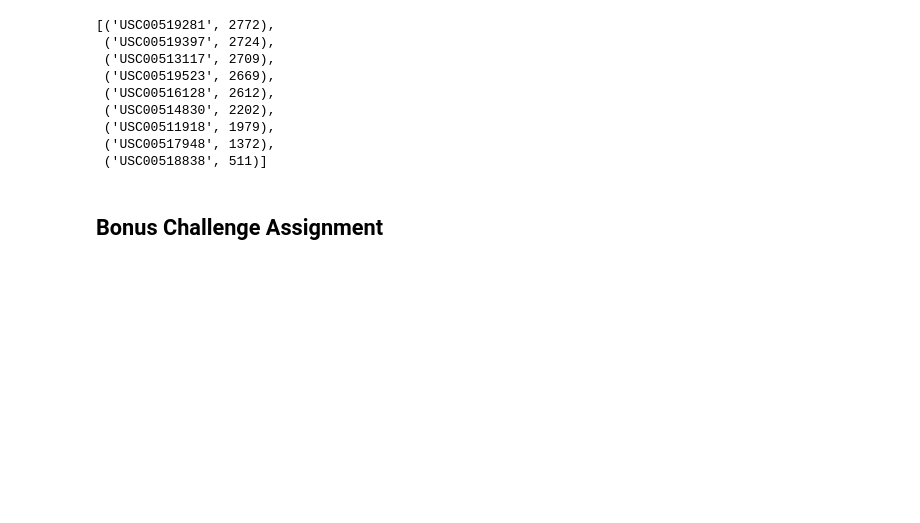
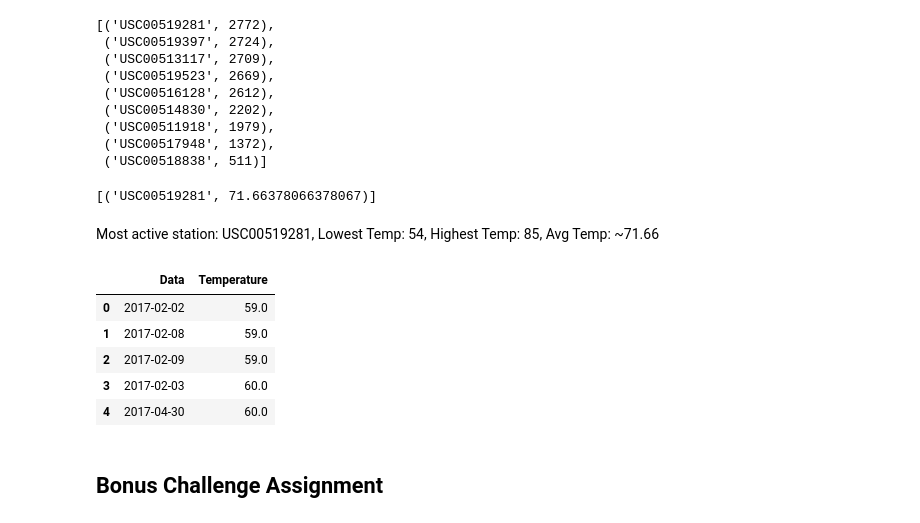
Before and after one commit to dkuchan415/sqlalchemy-challenge, a Jupyter notebook: climate_starter.ipynb, the cells around one changed output. Drawn from its saved outputs; the diff is of its cells as text; code cells hidden in the pictures; blank space fills up the shorter version.

Commit message:
Added dataframe for histogram

```diff
--- a/climate_starter.ipynb
+++ b/climate_starter.ipynb
@@ -137,9 +137,53 @@ station_group
 # %%
 # Using the station id from the previous query, calculate the lowest temperature recorded,
 # highest temperature recorded, and average temperature of the most active station?
+
+# Station USC00519281 lowest temp
+
+lowest_temp = session.query(Measurement.station, func.min(Measurement.tobs)).\
+    filter(Measurement.station == 'USC00519281').all()
+
+#Highest Temp
+
+highest_temp = session.query(Measurement.station, func.max(Measurement.tobs)).\
+    filter(Measurement.station == 'USC00519281').all()
+
+#Avg Temp
+
+avg_temp = session.query(Measurement.station, func.avg(Measurement.tobs)).\
+    filter(Measurement.station == 'USC00519281').all()
+avg_temp
+# %% [output]
+[('USC00519281', 71.66378066378067)]
+# %% [markdown]
+Most active station: USC00519281,
+Lowest Temp: 54,
+Highest Temp: 85,
+Avg Temp: ~71.66
 # %%
 # Choose the station with the highest number of temperature observations.
 # Query the last 12 months of temperature observation data for this station and plot the results as a histogram
+
+date = dt.datetime(2016, 8, 23)
+
+top_station_year = session.query(Measurement.date, Measurement.tobs).\
+    filter(Measurement.date>date).\
+    filter(Measurement.station == 'USC00519281').\
+    order_by(Measurement.tobs.asc()).all()
+top_station_year
+
+temp_df = pd.DataFrame(top_station_year, columns=['Data', 'Temperature'])
+
+bins = []
+
+temp_df.head()
+# %% [output]
+|  | Data | Temperature |
+| 0 | 2017-02-02 | 59.0 |
+| 1 | 2017-02-08 | 59.0 |
+| 2 | 2017-02-09 | 59.0 |
+| 3 | 2017-02-03 | 60.0 |
+| 4 | 2017-04-30 | 60.0 |
 # %% [markdown]
 ## Bonus Challenge Assignment
 # %%
```
